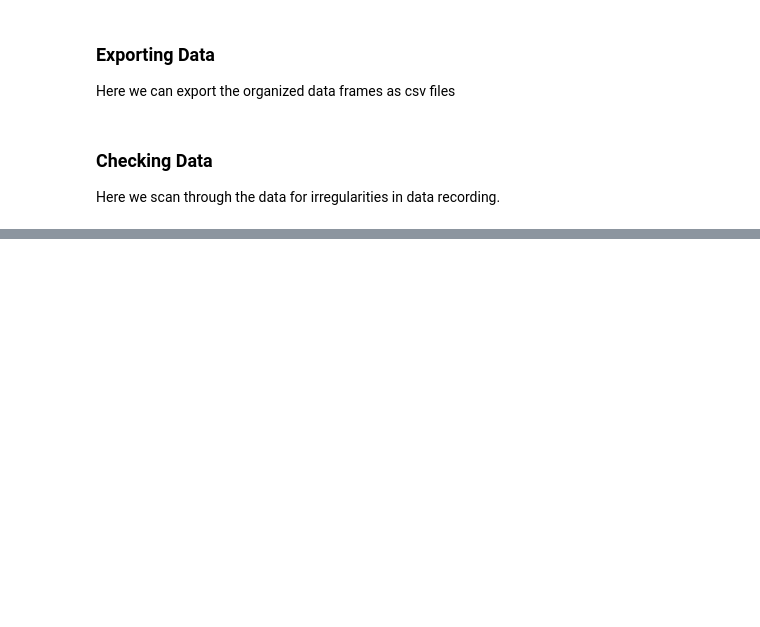
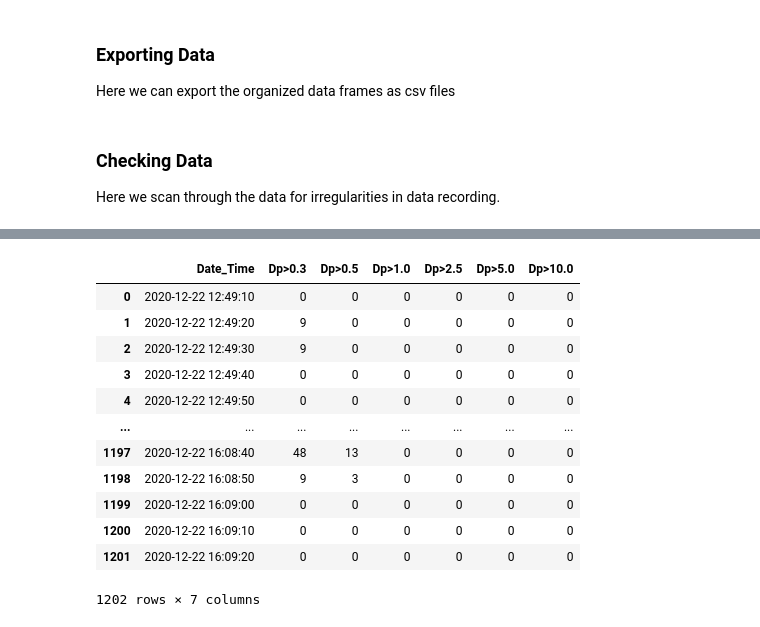
Before and after one commit to rrochlin/UWMedDecember, a Jupyter notebook: Dev.ipynb, the cells around one changed output, grey strips where cells are left out. Saved outputs shown, nothing was run; the diff lists cells and outputs as text; code cells hidden in the pictures; blank space fills up the shorter version.

```diff
--- a/Dev.ipynb
+++ b/Dev.ipynb
@@ -109,0 +172,5 @@ for x in data:
+# %%
+df = data['S-BU2']
+# cutoff = 40
+freq = '10S'
+a = fillDf(df,freq)
@@ -109,0 +186,16 @@ for x in data:
+# %%
+a
+# %% [output]
+|  | Date_Time | Dp>0.3 | Dp>0.5 | Dp>1.0 | Dp>2.5 | Dp>5.0 | Dp>10.0 |
+| 0 | 2020-12-22 12:49:10 | 0 | 0 | 0 | 0 | 0 | 0 |
+| 1 | 2020-12-22 12:49:20 | 9 | 0 | 0 | 0 | 0 | 0 |
+| 2 | 2020-12-22 12:49:30 | 9 | 0 | 0 | 0 | 0 | 0 |
+| 3 | 2020-12-22 12:49:40 | 0 | 0 | 0 | 0 | 0 | 0 |
+| 4 | 2020-12-22 12:49:50 | 0 | 0 | 0 | 0 | 0 | 0 |
+| ... | ... | ... | ... | ... | ... | ... | ... |
+| 1197 | 2020-12-22 16:08:40 | 48 | 13 | 0 | 0 | 0 | 0 |
+| 1198 | 2020-12-22 16:08:50 | 9 | 3 | 0 | 0 | 0 | 0 |
+| 1199 | 2020-12-22 16:09:00 | 0 | 0 | 0 | 0 | 0 | 0 |
+| 1200 | 2020-12-22 16:09:10 | 0 | 0 | 0 | 0 | 0 | 0 |
+| 1201 | 2020-12-22 16:09:20 | 0 | 0 | 0 | 0 | 0 | 0 |
+1202 rows × 7 columns
```
Also changed, not shown: parts of 20 cells of this notebook, 1 other file.
